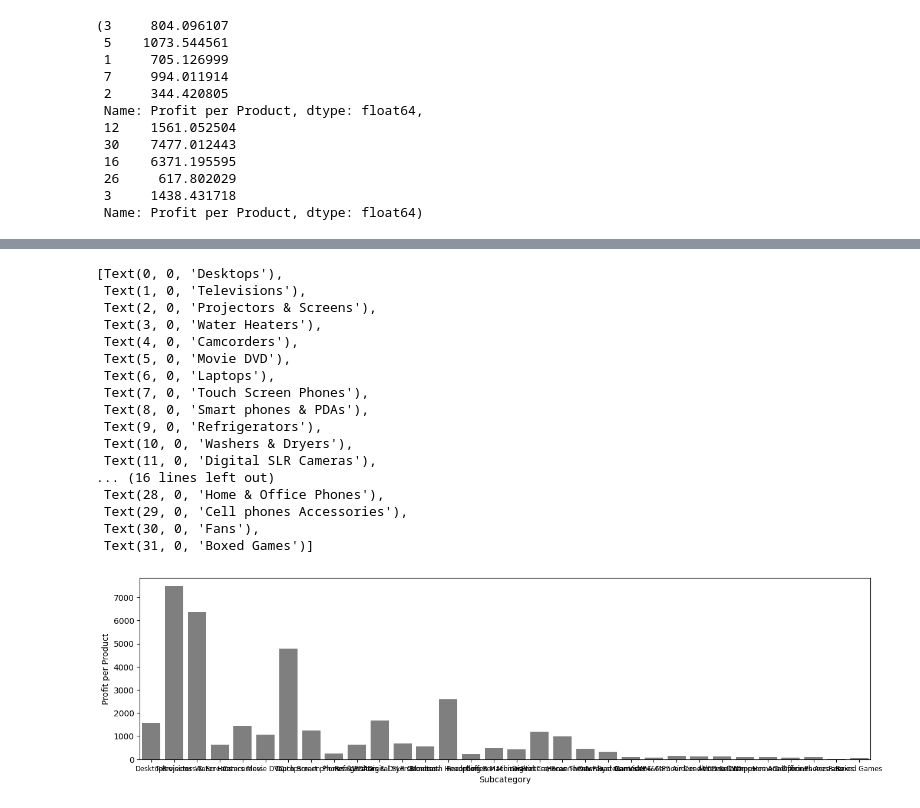
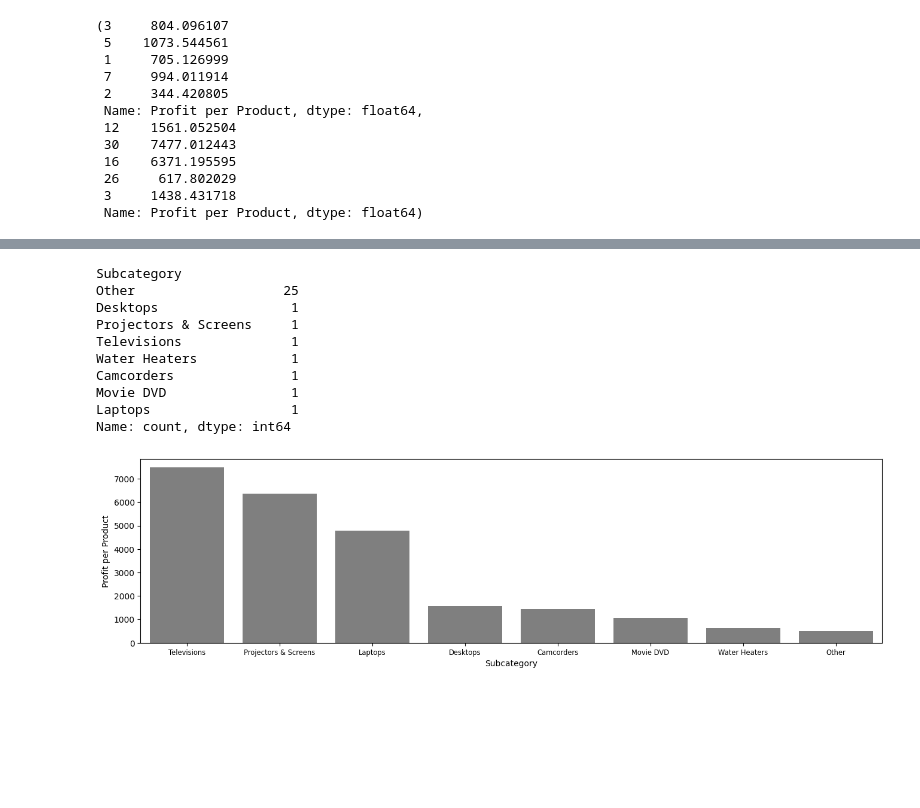
Before and after one commit to Hubert-Pierzchalski/Electronic_Store_Data_Vis, a Jupyter notebook: main.ipynb, the cells around one changed output, grey strips where cells are left out. Cells and saved outputs as stored; diff of their text form; code cells hidden in the pictures; blank space fills up the shorter version.

```diff
--- a/main.ipynb
+++ b/main.ipynb
@@ -5,6 +5,8 @@ import pandas as pd
 import seaborn as sns
 pd.plotting.backend = "matplotlib"
 from math import floor, ceil
+# %%
+plt.rcParams['xtick.labelsize'] = 8.3
 # %%
 # import matplotlib
 # matplotlib.use('Agg')  # Use a non-interactive backend
@@ -517,5 +630,15 @@ number_of_products_by_category, number_of_products_by_subcategory
  0       Air Conditioners         312
 
  [32 rows x 2 columns])
+# %%
+top_7_subcategories = number_of_products_by_subcategory['Subcategory'].value_counts().nlargest(7).index
+number_of_products_by_subcategory['Subcategory'] = number_of_products_by_subcategory['Subcategory'].where(
+    number_of_products_by_subcategory['Subcategory'].isin(top_7_subcategories),
+    'Other')
+# %%
+top_7_subcategories = Sales_by_subcategory['Subcategory'].value_counts().nlargest(7).index
+Sales_by_subcategory['Subcategory'] = Sales_by_subcategory['Subcategory'].where(
+    Sales_by_subcategory['Subcategory'].isin(top_7_subcategories),
+    'Other')
 # %%
 plt.figure(figsize=(16,4))
@@ -607,23 +765,20 @@ ax.set_xticklabels(ax.get_xticklabels(), fontsize=8.3)
+# %%
+Sales_by_subcategory["Subcategory"].value_counts()
+# %% [output]
+Subcategory
+Other                   25
+Desktops                 1
+Projectors & Screens     1
+Televisions              1
+Water Heaters            1
+Camcorders               1
+Movie DVD                1
+Laptops                  1
+Name: count, dtype: int64
+# %%
+order_of_bars = ["Televisions", "Projectors & Screens", "Laptops", "Desktops", "Camcorders", "Movie DVD","Water Heaters", "Other"]
 # %%
 plt.figure(figsize=(16,4))
-ax = sns.barplot(x="Subcategory", y="Profit per Product", data=Sales_by_subcategory,color='black', alpha=0.5)
-ax.set_xticklabels(ax.get_xticklabels(), fontsize=8.3)
+ax = sns.barplot(x="Subcategory", y="Profit per Product", data=Sales_by_subcategory, color='black', alpha=0.5,order=order_of_bars, errorbar=None)#[["Profit per Product", "Subcategory"]].sort_values(by = "Profit per Product", ascending=False)
 # %% [output]
-[Text(0, 0, 'Desktops'),
- Text(1, 0, 'Televisions'),
- Text(2, 0, 'Projectors & Screens'),
- Text(3, 0, 'Water Heaters'),
- Text(4, 0, 'Camcorders'),
- Text(5, 0, 'Movie DVD'),
- Text(6, 0, 'Laptops'),
- Text(7, 0, 'Touch Screen Phones'),
- Text(8, 0, 'Smart phones & PDAs'),
- Text(9, 0, 'Refrigerators'),
- Text(10, 0, 'Washers & Dryers'),
- Text(11, 0, 'Digital SLR Cameras'),
-... (16 lines left out)
- Text(28, 0, 'Home & Office Phones'),
- Text(29, 0, 'Cell phones Accessories'),
- Text(30, 0, 'Fans'),
- Text(31, 0, 'Boxed Games')]
-[figure, old version]
+[figure, new version]
```
Also changed, not shown: parts of 15 cells of this notebook.
